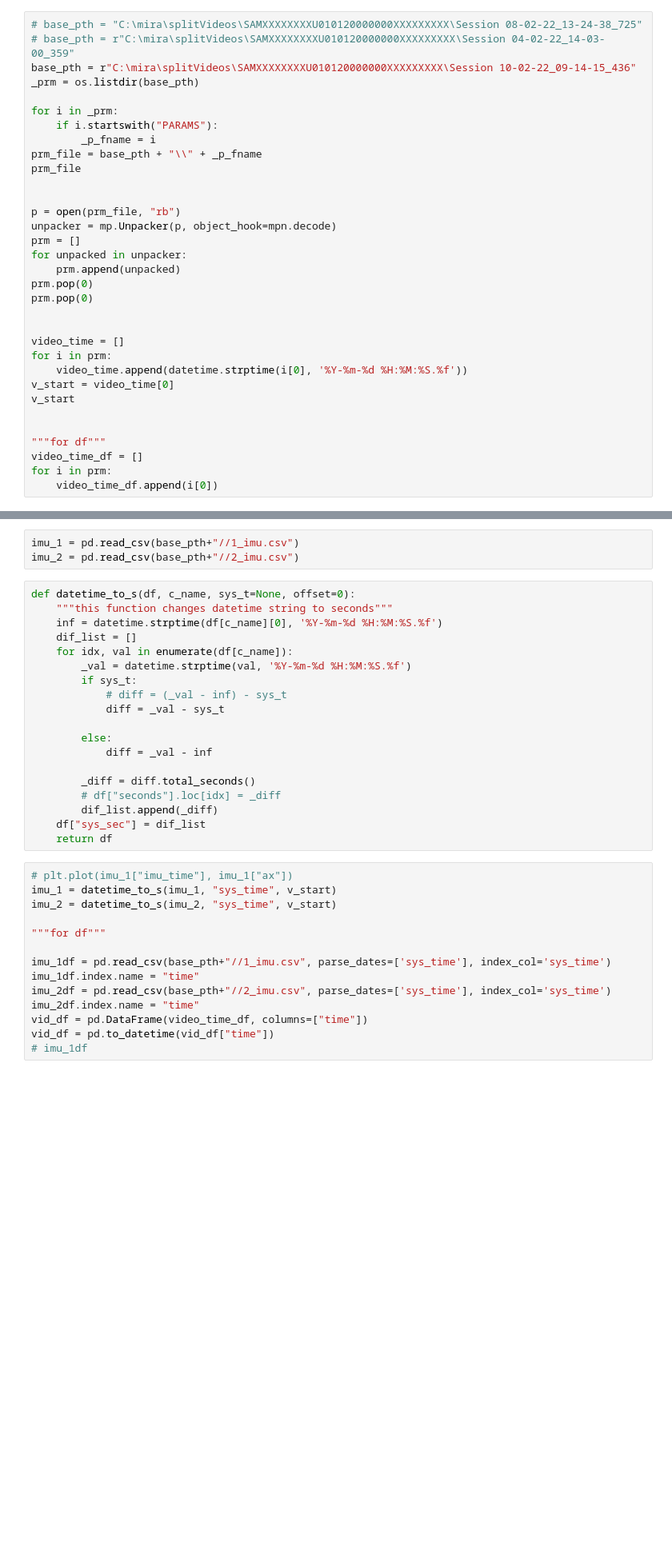
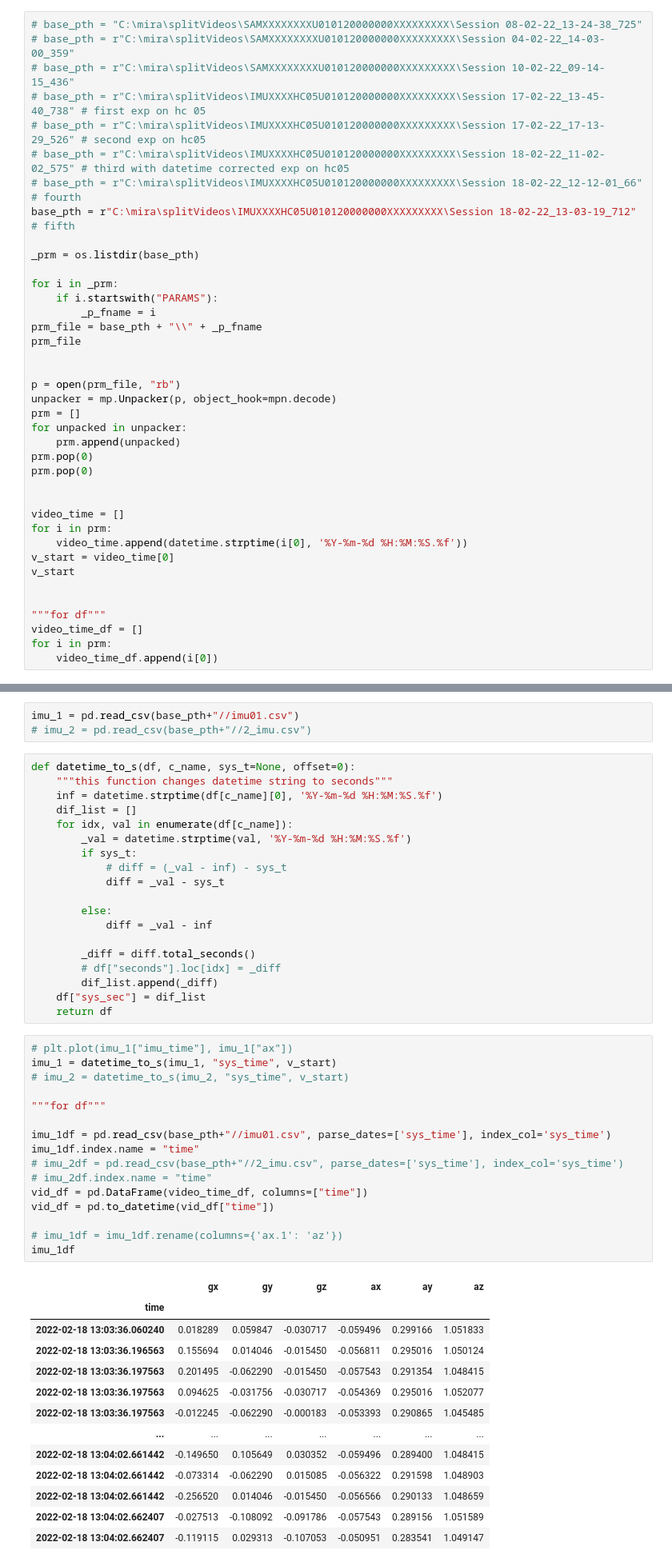
Before and after one commit to SujithChristopher/MIRA, a Jupyter notebook: ipy_notebooks/imu_and_video_graph.ipynb, the cells around one changed output, grey strips where cells are left out. Shown at 80% size. Drawn from its saved outputs; the diff is of its cells as text; blank space fills up the shorter version.

```diff
--- a/ipy_notebooks/imu_and_video_graph.ipynb
+++ b/ipy_notebooks/imu_and_video_graph.ipynb
@@ -15,7 +16,13 @@ import keyboard
 # %%
 # base_pth = "C:\mira\splitVideos\SAMXXXXXXXXU010120000000XXXXXXXXX\Session 08-02-22_13-24-38_725"
 # base_pth = r"C:\mira\splitVideos\SAMXXXXXXXXU010120000000XXXXXXXXX\Session 04-02-22_14-03-00_359"
-base_pth = r"C:\mira\splitVideos\SAMXXXXXXXXU010120000000XXXXXXXXX\Session 10-02-22_09-14-15_436"
+# base_pth = r"C:\mira\splitVideos\SAMXXXXXXXXU010120000000XXXXXXXXX\Session 10-02-22_09-14-15_436"
+# base_pth = r"C:\mira\splitVideos\IMUXXXXHC05U010120000000XXXXXXXXX\Session 17-02-22_13-45-40_738" # first exp on hc 05
+# base_pth = r"C:\mira\splitVideos\IMUXXXXHC05U010120000000XXXXXXXXX\Session 17-02-22_17-13-29_526" # second exp on hc05
+# base_pth = r"C:\mira\splitVideos\IMUXXXXHC05U010120000000XXXXXXXXX\Session 18-02-22_11-02-02_575" # third with datetime corrected exp on hc05
+# base_pth = r"C:\mira\splitVideos\IMUXXXXHC05U010120000000XXXXXXXXX\Session 18-02-22_12-12-01_66" # fourth
+base_pth = r"C:\mira\splitVideos\IMUXXXXHC05U010120000000XXXXXXXXX\Session 18-02-22_13-03-19_712" # fifth
+
 _prm = os.listdir(base_pth)
 
 for i in _prm:
@@ -92,6 +165,6 @@ cv2.destroyAllWindows()
 # %%
-imu_1 = pd.read_csv(base_pth+"//1_imu.csv")
-imu_2 = pd.read_csv(base_pth+"//2_imu.csv")
+imu_1 = pd.read_csv(base_pth+"//imu01.csv")
+# imu_2 = pd.read_csv(base_pth+"//2_imu.csv")
 # %%
 def datetime_to_s(df, c_name, sys_t=None, offset=0):
     """this function changes datetime string to seconds"""
@@ -114,14 +187,30 @@ def datetime_to_s(df, c_name, sys_t=None, offset=0):
 # %%
 # plt.plot(imu_1["imu_time"], imu_1["ax"])
 imu_1 = datetime_to_s(imu_1, "sys_time", v_start)
-imu_2 = datetime_to_s(imu_2, "sys_time", v_start)
+# imu_2 = datetime_to_s(imu_2, "sys_time", v_start)
 
 """for df"""
 
-imu_1df = pd.read_csv(base_pth+"//1_imu.csv", parse_dates=['sys_time'], index_col='sys_time')
+imu_1df = pd.read_csv(base_pth+"//imu01.csv", parse_dates=['sys_time'], index_col='sys_time')
 imu_1df.index.name = "time"
-imu_2df = pd.read_csv(base_pth+"//2_imu.csv", parse_dates=['sys_time'], index_col='sys_time')
-imu_2df.index.name = "time"
+# imu_2df = pd.read_csv(base_pth+"//2_imu.csv", parse_dates=['sys_time'], index_col='sys_time')
+# imu_2df.index.name = "time"
 vid_df = pd.DataFrame(video_time_df, columns=["time"])
 vid_df = pd.to_datetime(vid_df["time"])
-# imu_1df
+
+# imu_1df = imu_1df.rename(columns={'ax.1': 'az'})
+imu_1df
+# %% [output]
+|  | gx | gy | gz | ax | ay | az |
+| time |  |  |  |  |  |  |
+| 2022-02-18 13:03:36.060240 | 0.018289 | 0.059847 | -0.030717 | -0.059496 | 0.299166 | 1.051833 |
+| 2022-02-18 13:03:36.196563 | 0.155694 | 0.014046 | -0.015450 | -0.056811 | 0.295016 | 1.050124 |
+| 2022-02-18 13:03:36.197563 | 0.201495 | -0.062290 | -0.015450 | -0.057543 | 0.291354 | 1.048415 |
+| 2022-02-18 13:03:36.197563 | 0.094625 | -0.031756 | -0.030717 | -0.054369 | 0.295016 | 1.052077 |
+| 2022-02-18 13:03:36.197563 | -0.012245 | -0.062290 | -0.000183 | -0.053393 | 0.290865 | 1.045485 |
+| ... | ... | ... | ... | ... | ... | ... |
+| 2022-02-18 13:04:02.661442 | -0.149650 | 0.105649 | 0.030352 | -0.059496 | 0.289400 | 1.048415 |
+| 2022-02-18 13:04:02.661442 | -0.073314 | -0.062290 | 0.015085 | -0.056322 | 0.291598 | 1.048903 |
+| 2022-02-18 13:04:02.661442 | -0.256520 | 0.014046 | -0.015450 | -0.056566 | 0.290133 | 1.048659 |
+| 2022-02-18 13:04:02.662407 | -0.027513 | -0.108092 | -0.091786 | -0.057543 | 0.289156 | 1.051589 |
+| 2022-02-18 13:04:02.662407 | -0.119115 | 0.029313 | -0.107053 | -0.050951 | 0.283541 | 1.049147 |
```
Also changed, not shown: parts of 16 cells of this notebook, 3 other files.
